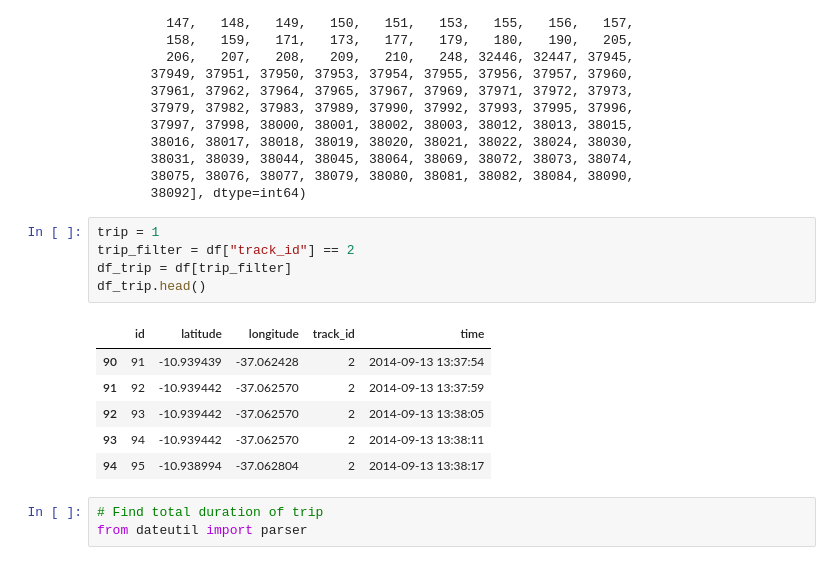
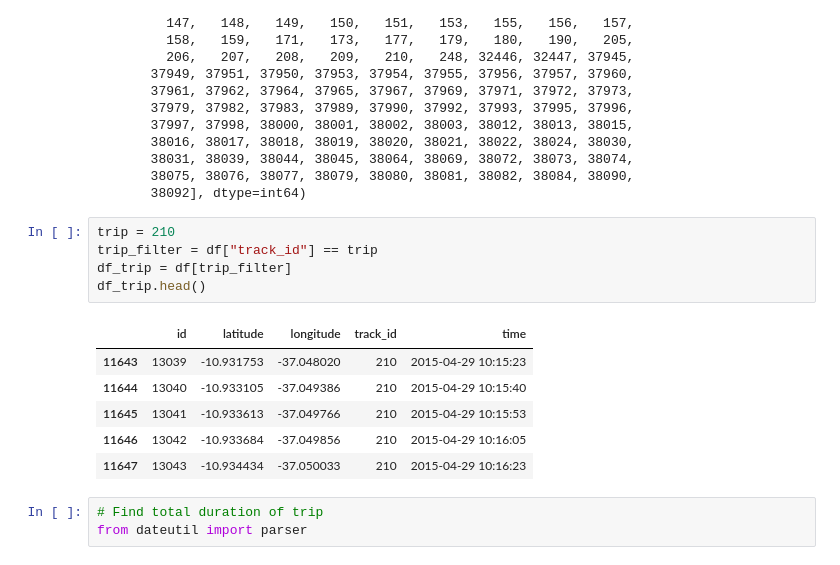
Before and after one commit to anish2197/data-analystics, a Jupyter notebook: Day 4.ipynb, the cells around one changed output. Cells and saved outputs as stored; diff of their text form.

```diff
--- a/Day 4.ipynb
+++ b/Day 4.ipynb
@@ -54,17 +54,17 @@ array([    1,     2,     3,     4,     8,    10,    11,    12,    13,
        38075, 38076, 38077, 38079, 38080, 38081, 38082, 38084, 38090,
        38092], dtype=int64)
 # %%
-trip = 1
-trip_filter = df["track_id"] == 2
+trip = 210
+trip_filter = df["track_id"] == trip
 df_trip = df[trip_filter]
 df_trip.head()
 # %% [output]
 |  | id | latitude | longitude | track_id | time |
-| 90 | 91 | -10.939439 | -37.062428 | 2 | 2014-09-13 13:37:54 |
-| 91 | 92 | -10.939442 | -37.062570 | 2 | 2014-09-13 13:37:59 |
-| 92 | 93 | -10.939442 | -37.062570 | 2 | 2014-09-13 13:38:05 |
-| 93 | 94 | -10.939442 | -37.062570 | 2 | 2014-09-13 13:38:11 |
-| 94 | 95 | -10.938994 | -37.062804 | 2 | 2014-09-13 13:38:17 |
+| 11643 | 13039 | -10.931753 | -37.048020 | 210 | 2015-04-29 10:15:23 |
+| 11644 | 13040 | -10.933105 | -37.049386 | 210 | 2015-04-29 10:15:40 |
+| 11645 | 13041 | -10.933613 | -37.049766 | 210 | 2015-04-29 10:15:53 |
+| 11646 | 13042 | -10.933684 | -37.049856 | 210 | 2015-04-29 10:16:05 |
+| 11647 | 13043 | -10.934434 | -37.050033 | 210 | 2015-04-29 10:16:23 |
 # %%
 # Find total duration of trip
 from dateutil import parser
```
Also changed, not shown: parts of 4 cells of this notebook, 2 other files.
